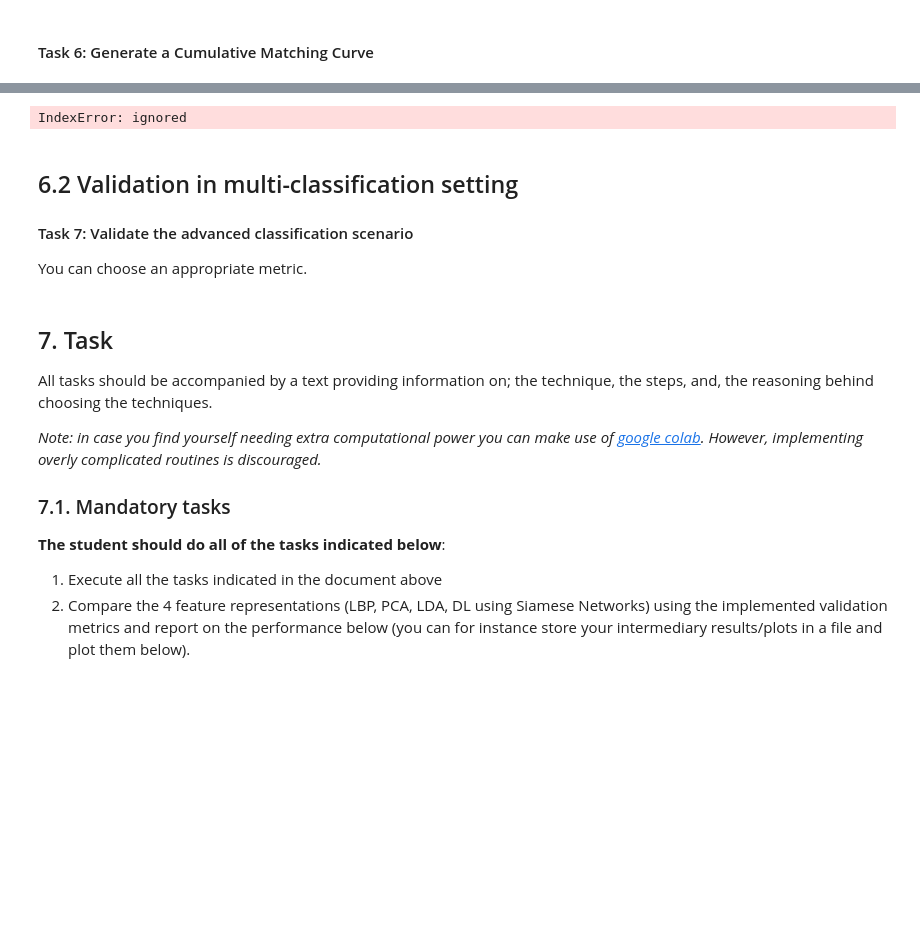
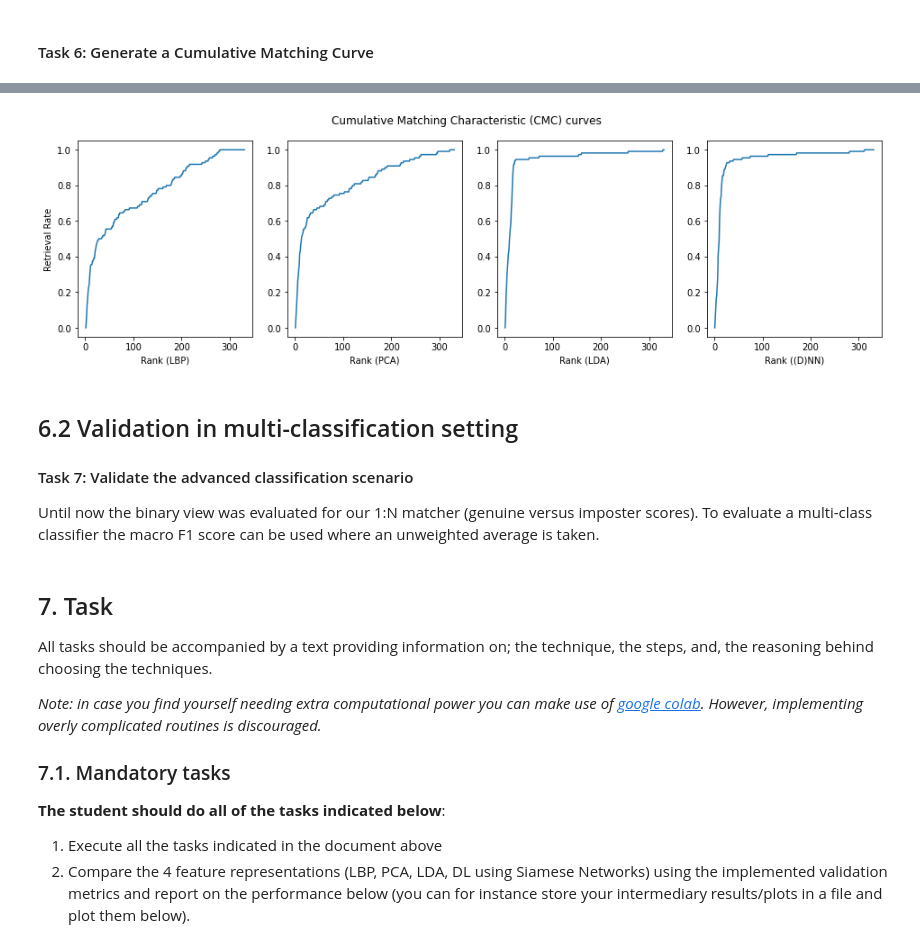
Before and after one commit to BrunoVandekerkhove/biometric-systems, a Jupyter notebook: face_recognition/facial_recognition.ipynb, the cells around one changed output, grey strips where cells are left out. Drawn from its saved outputs; the diff is of its cells as text; code cells hidden in the pictures; blank space fills up the shorter version.

```diff
--- a/face_recognition/facial_recognition.ipynb
+++ b/face_recognition/facial_recognition.ipynb
@@ -608,8 +626,8 @@ figure.suptitle('Precision-Recall curve')
 
 i = 0
 for strategy in strategies:
-  (distances, scores_normalized, similarity_matrix) = scores_dict[strategy.name]
-  precision, recall, _ = precision_recall_curve(genuine_id, 1 - scores_normalized)
+  (genuine_id, _, scores, _) = scores_dict[strategy.name]
+  precision, recall, _ = precision_recall_curve(genuine_id, 1 - scores)
   axes[i].plot(recall, precision, color='darkorange', lw=2)
   if i == 0:
     axes[i].set(ylabel='Precision')
@@ -634,39 +658,46 @@ AP ((D)NN) =  0.019974
 # %%
-def CMC(similarity_matrix, n_ranks, templates, targets, any=True):
+def CMC(matrix, probes, gallery, templates, n_ranks=110, any=False):
     cmc = [0] * n_ranks
-    for (i,row) in enumerate(similarity_matrix):
+    for (i,row) in enumerate(matrix):
+      sort = sorted(row, reverse=True)
       if any:
-        sort = sorted(row, reverse=True)
-        rank = min([sort.index(row[t]) for t in [j for j in range(len(targets)) if targets[j] == targets[i]]])
+        rank = min([sort.index(row[t]) for t in [j for j in range(len(gallery)) if gallery[j] == probes[i]]])
       else:
-        template = templates[targets[i]]
-        rank = sorted(row, reverse=True).index(row[template])
-      if rank < n_ranks:
+        template = templates[probes[i]]
+        rank = sort.index(row[template])
+      if rank < len(targets):
         cmc[rank] += 1
     prev = 0
     for i in range(n_ranks):
       prev = cmc[i] + prev
-      cmc[i] = prev / n_samples
-    return cmc
+      cmc[i] = prev / len(probes)
+    return [0] + cmc
 
-# Compute the CMC for the first ±100 ranks
-n_ranks = 100
-targets = faces.target.tolist()
-templates = [targets.index(x) for x in list(set(targets))] # For each person, index of template image
-cmc = CMC(similarity_matrix, n_ranks, templates, targets)
+figure, axes = plt.subplots(ncols=len(strategies), figsize=(16,4))
+figure.suptitle('Cumulative Matching Characteristic (CMC) curves')
 
-# Plot the probability of recognition in function of the rank
-figure, axes = plt.subplots(ncols=1, figsize=(14,8))
-figure.suptitle('CMC Curve')
-axes.plot(list(range(1,n_ranks+1)), cmc)
-axes.set(xlabel='Rank', ylabel='Retrieval Rate')
+i = 0
+for strategy in strategies:
+  (_, _, _, matrix) = scores_dict[strategy.name]
+  probes = strategy.y_test.tolist()
+  gallery = strategy.y_train.tolist()
+  templates = [gallery.index(x) for x in list(set(gallery))] # For each person, index of template image
+  cmc = CMC(matrix, probes, gallery, templates, len(gallery))
+  axes[i].plot(list(range(1, len(cmc) + 1)), cmc)
+  if i == 0:
+    axes[i].set(ylabel='Retrieval Rate')
+  axes[i].set(xlabel='Rank (' + strategy.name + ')')
+  i = i + 1
+
 plt.show()
 # %% [output]
-IndexError: ignored
+[figure, added]
 # %% [markdown]
 ## 6.2 Validation in multi-classification setting
+
 #### Task 7: Validate the advanced classification scenario
-You can choose an appropriate metric.
+
+Until now the binary view was evaluated for our 1:N matcher (genuine versus imposter scores). To evaluate a multi-class classifier the macro F1 score can be used where an unweighted average is taken.
 # %% [markdown]
 ## 7. Task
 All tasks should be accompanied by a text providing information on; the technique, the steps, and, the reasoning behind choosing the techniques.
```
Also changed, not shown: parts of 16 cells of this notebook.
